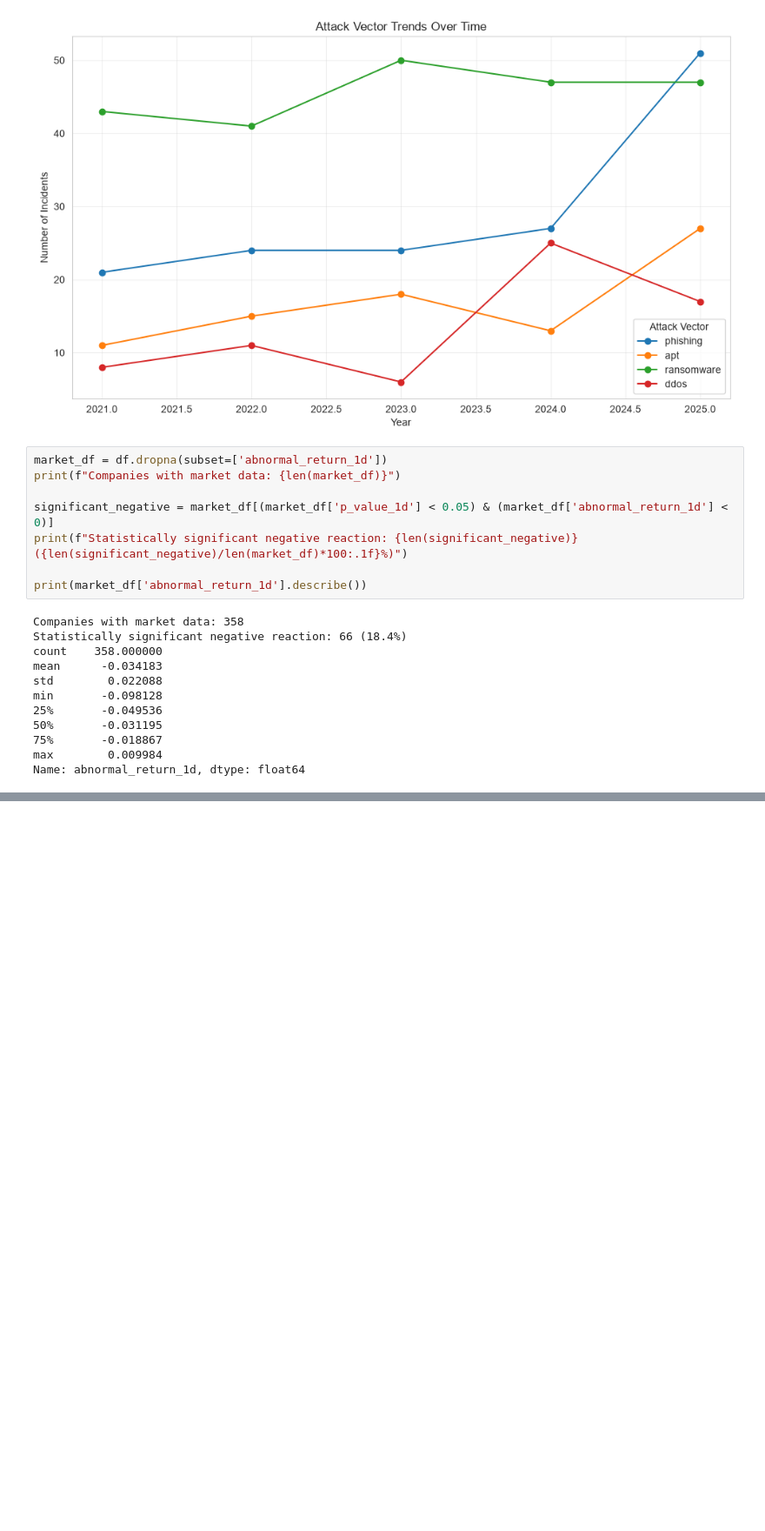
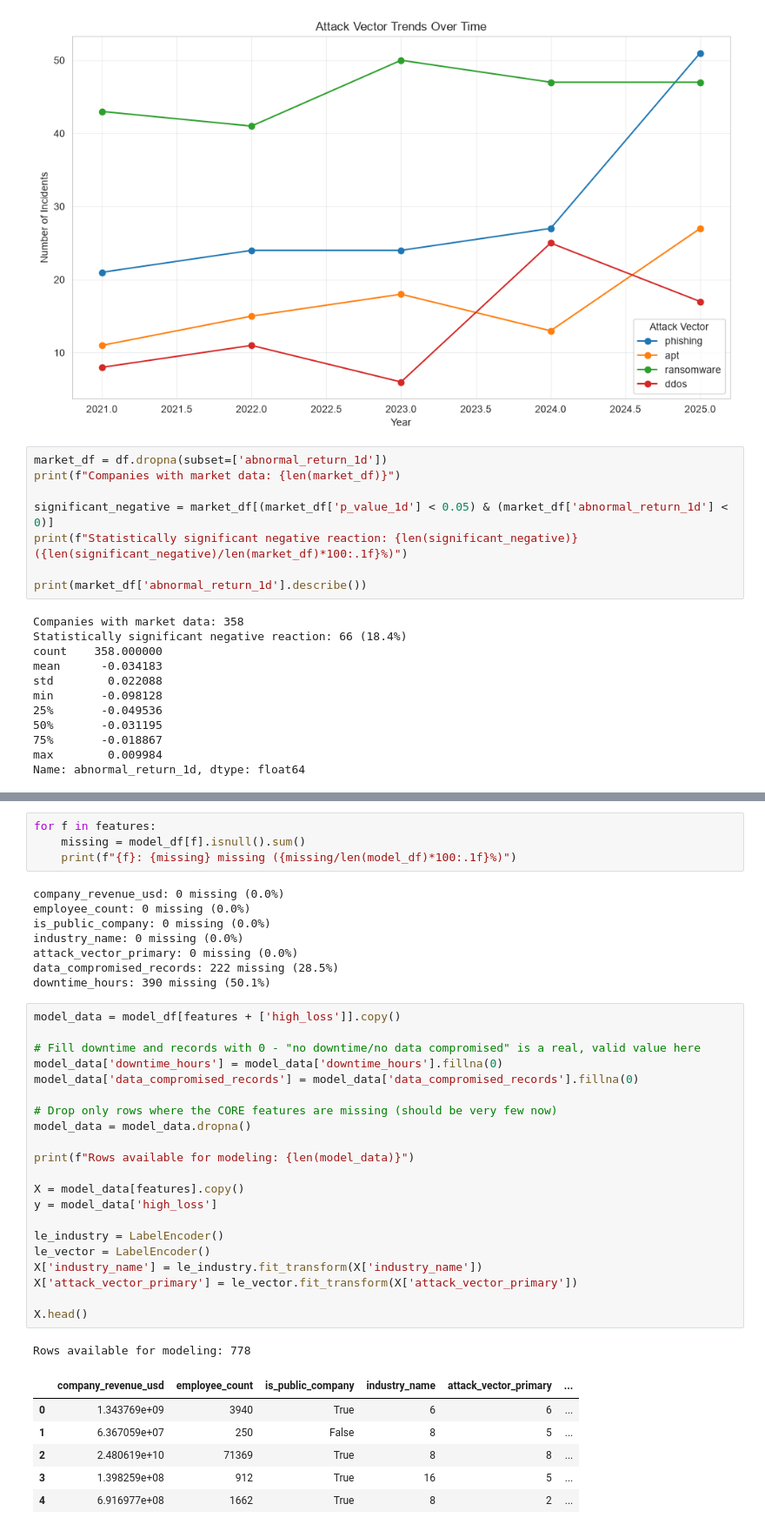
Before and after one commit to womanvitha/cyber-breach-impact-analysis, a Jupyter notebook: notebooks/01_exploration.ipynb, the cells around one changed output, grey strips where cells are left out. Shown at 87% size. Saved outputs shown, nothing was run; the diff lists cells and outputs as text; blank space fills up the shorter version.

```diff
--- a/notebooks/01_exploration.ipynb
+++ b/notebooks/01_exploration.ipynb
@@ -367,0 +427,41 @@ Name: abnormal_return_1d, dtype: float64
+# %%
+for f in features:
+    missing = model_df[f].isnull().sum()
+    print(f"{f}: {missing} missing ({missing/len(model_df)*100:.1f}%)")
+# %% [output]
+company_revenue_usd: 0 missing (0.0%)
+employee_count: 0 missing (0.0%)
+is_public_company: 0 missing (0.0%)
+industry_name: 0 missing (0.0%)
+attack_vector_primary: 0 missing (0.0%)
+data_compromised_records: 222 missing (28.5%)
+downtime_hours: 390 missing (50.1%)
+# %%
+model_data = model_df[features + ['high_loss']].copy()
+
+# Fill downtime and records with 0 - "no downtime/no data compromised" is a real, valid value here
+model_data['downtime_hours'] = model_data['downtime_hours'].fillna(0)
+model_data['data_compromised_records'] = model_data['data_compromised_records'].fillna(0)
+
+# Drop only rows where the CORE features are missing (should be very few now)
+model_data = model_data.dropna()
+
+print(f"Rows available for modeling: {len(model_data)}")
+
+X = model_data[features].copy()
+y = model_data['high_loss']
+
+le_industry = LabelEncoder()
+le_vector = LabelEncoder()
+X['industry_name'] = le_industry.fit_transform(X['industry_name'])
+X['attack_vector_primary'] = le_vector.fit_transform(X['attack_vector_primary'])
+
+X.head()
+# %% [output]
+Rows available for modeling: 778
+|  | company_revenue_usd | employee_count | is_public_company | industry_name | attack_vector_primary | ... |
+| 0 | 1.343769e+09 | 3940 | True | 6 | 6 | ... |
+| 1 | 6.367059e+07 | 250 | False | 8 | 5 | ... |
+| 2 | 2.480619e+10 | 71369 | True | 8 | 8 | ... |
+| 3 | 1.398259e+08 | 912 | True | 16 | 5 | ... |
+| 4 | 6.916977e+08 | 1662 | True | 8 | 2 | ... |
```
Also changed, not shown: parts of 5 cells of this notebook, 1 other file.
